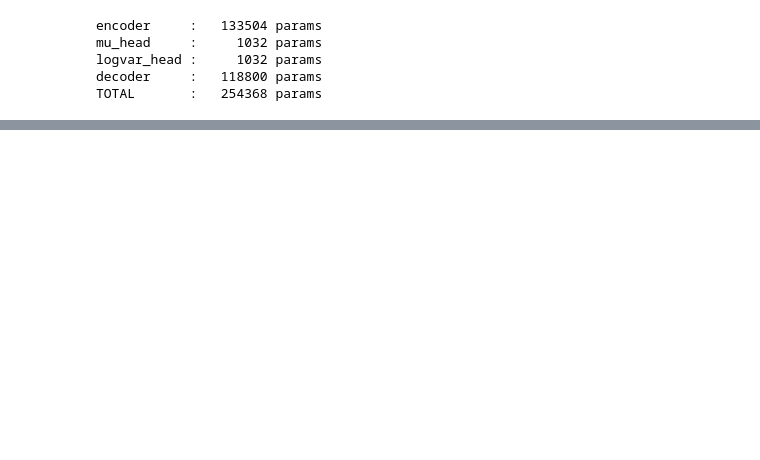
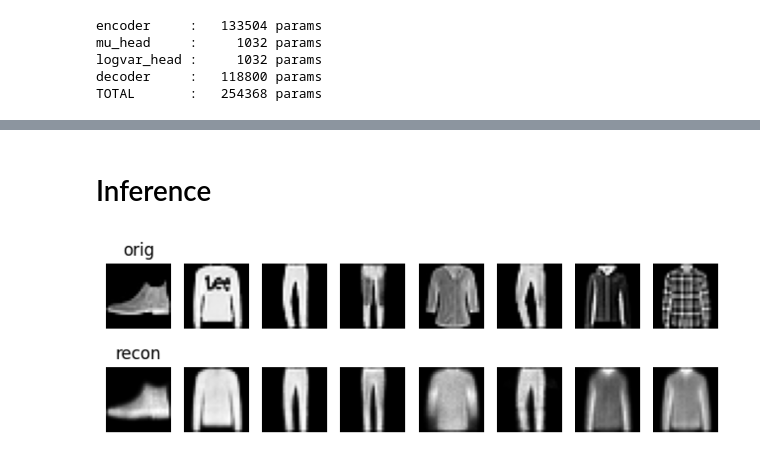
Before and after one commit to sutyum/models, a Jupyter notebook: vae/vae.ipynb, the cells around one changed output, grey strips where cells are left out. Saved outputs shown, nothing was run; the diff lists cells and outputs as text; code cells hidden in the pictures; blank space fills up the shorter version.

```diff
--- a/vae/vae.ipynb
+++ b/vae/vae.ipynb
@@ -30,7 +37,7 @@ Default device: cpu
 def to_float01(example):
     # convert PIL image -> float32 [0,1], add channel dim (1, 28, 28)
     arr = np.array(example["image"], dtype=np.float32) / 255.0
-    arr = rearrange(arr, "h w -> 1 h w")
+    arr = rearrange(arr, "h w -> h w 1")
     example["x"] = arr
     return example
 # %%
@@ -190,0 +250,14 @@ def elbo_loss(model, x:
+# %%
+from tqdm import trange
+
+def evaluate_epoch(model: VAE, x: np.ndarray, batch_size: int=512) -> dict:
+    # no grad, just average the metrics
+    losses, recons, kls = [], [], []
+    key = jax.random.PRNGKey(123) # deterministic eval RNG
+    for xb in data_loader(x, batch_size=batch_size, key=key, shuffle=False):
+        key, sub = jax.random.split(key)
+        _, metr = elbo_loss(model, xb, sub, beta=1.0)
+        losses.append(float(metr["loss"]))
+        recons.append(float(metr["recon"]))
+        kls.append(float(metr["kl"]))
+    return {"loss": np.mean(losses), "recon": np.mean(recons), "kl": np.mean(kls)}
@@ -190,0 +315,5 @@ def elbo_loss(model, x:
+# %%
+main_key, model_key, train_key = jax.random.split(main_key, 3)
+
+# model = ConvVAE(key=model_key, latent_dim=16)
+model = train(model, x_train, x_test, train_key)
@@ -190,0 +526,28 @@ def elbo_loss(model, x:
+# %% [markdown]
+# Inference
+# %%
+def reconstruct_from_mu(model: VAE, x_np: np.ndarray):
+    xb = jnp.asarray(x_np)
+    mu, logvar = model.encode(flatten_images(xb))          # no sampling
+    logits = model.decode(mu)              # decode μ directly
+    rec = jax.nn.sigmoid(logits).reshape((-1, 28, 28))
+    orig = x_np[..., 0]
+    return np.array(orig), np.array(rec)
+
+def decode_logits_to_images(logits: jax.Array) -> np.ndarray:
+    """logits (B,784) -> images (B,28,28) in [0,1] using sigmoid."""
+    probs = jax.nn.sigmoid(logits)
+    imgs = probs.reshape((-1, 28, 28))
+    return np.array(imgs)
+
+# visualize
+N = 8
+orig, rec = reconstruct_from_mu(model, x_test[:N])
+import matplotlib.pyplot as plt
+plt.figure(figsize=(N, 2.5))
+for i in range(N):
+    plt.subplot(2, N, i+1); plt.imshow(orig[i], cmap="gray"); plt.axis("off"); plt.title("orig" if i==0 else "")
+    plt.subplot(2, N, N+i+1); plt.imshow(rec[i], cmap="gray"); plt.axis("off"); plt.title("recon" if i==0 else "")
+plt.show()
+# %% [output]
+[figure, added]
```
Also changed, not shown: parts of 25 cells of this notebook, 1 other file.
